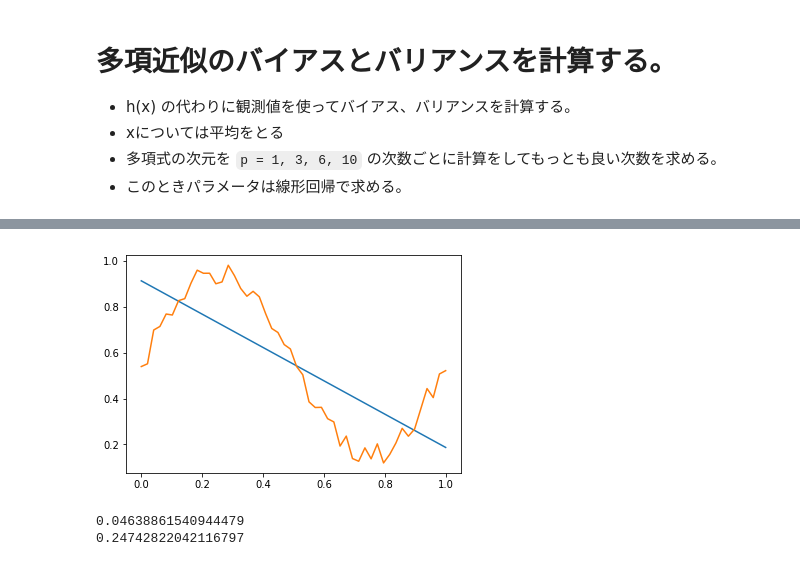
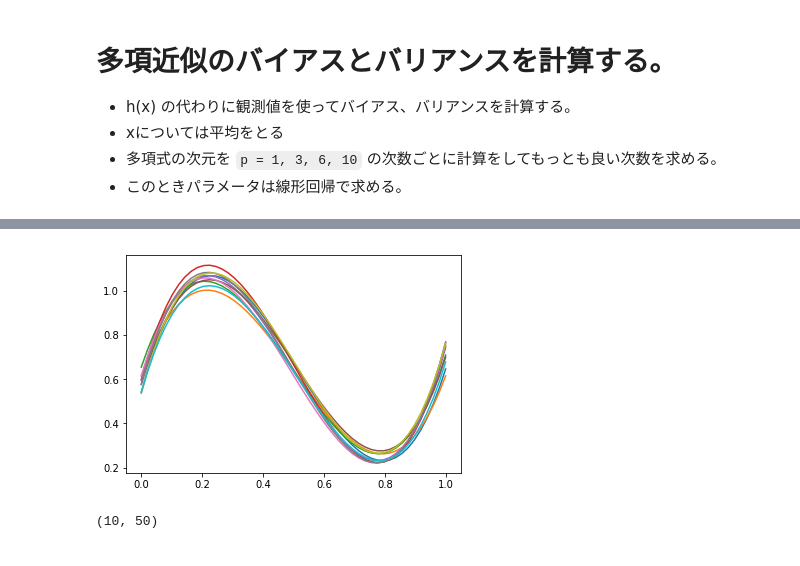
Before and after one commit to ya-mori/python-note, a Jupyter notebook: training/bias_variance.ipynb, the cells around one changed output, grey strips where cells are left out. Drawn from its saved outputs; the diff is of its cells as text; code cells hidden in the pictures.

```diff
--- a/training/bias_variance.ipynb
+++ b/training/bias_variance.ipynb
@@ -11,18 +11,3 @@ import pandas as pd
 from sklearn.linear_model import LinearRegression
 import matplotlib.pyplot as plt
 %matplotlib inline
-# %%
-def get_data() -> np.ndarray:
-    '''
-    データセットを取得します。
-    '''
-    x_size = 50
-    error = np.random.random(x_size) * 0.1
-    vec_x = np.linspace(0, 1, x_size)
-    vec_f = 0.5 + 0.4 * np.sin(2*np.pi*vec_x) + error
-    return vec_x, vec_f
-
-vec_x, vec_f = get_data()
-
-plt.plot(vec_x, vec_f)
-plt.show()
@@ -31,43 +139,27 @@ plt.show()
 # %%
-def fit(vec_x, vec_y, p):
+def fit(train_x, train_y, p):
     '''
     yについて、xを用いて次数pの多項式近似をします。
     '''
-    vec_w = np.polyfit(vec_x, vec_y, p)
-    vec_h = np.poly1d(vec_w)(vec_x)
-    return vec_x, vec_h
+    vec_w = np.polyfit(train_x, train_y, p)
+    vec_h = np.poly1d(vec_w)(train_x)
+    return vec_h
 
-vec_x, vec_y = get_data()
-vec_x, vec_h = fit(vec_x, vec_y, 1)
-plt.plot(vec_x, vec_h)
-plt.plot(vec_x, vec_y)
+
+x_size = 50
+vec_x = np.linspace(0, 1, x_size)
+data = DataSets(vec_x)
+for i in range(10):
+    data.add(get_data(vec_x))
+
+for y in data.nd_y:
+    vec_h = fit(data.x, y, 3)
+    data.save(vec_h)
+    plt.plot(vec_x, vec_h)
+
+# plt.plot(vec_x, test_y)
 plt.show()
+data.nd_y.shape
 # %% [output]
-[figure, old version]
+[figure, new version]
+(10, 50)
-# %%
-def cal_bias(vec_h, vec_y):
-    '''
-    バイアスを計算します
-    '''
-    mean_y = vec_y.mean()
-    item = mean_y - vec_h
-    return np.mean(item ** 2)
-
-def cal_variance(vec_h):
-    '''
-    バリアンスを計算します
-    '''
-    mean_h = vec_h.mean()
-    item = vec_h - mean_h ** 2
-    return np.mean(item)
-
-vec_x, vec_y = get_data()
-vec_x, vec_h = fit(vec_x, vec_y, 1)
-bias = cal_bias(vec_h, vec_y)
-variance = cal_variance(vec_h)
-
-print(bias)
-print(variance)
-# %% [output]
-0.04638861540944479
-0.24742822042116797
```
Also changed, not shown: parts of 9 cells of this notebook, 2 other files.
